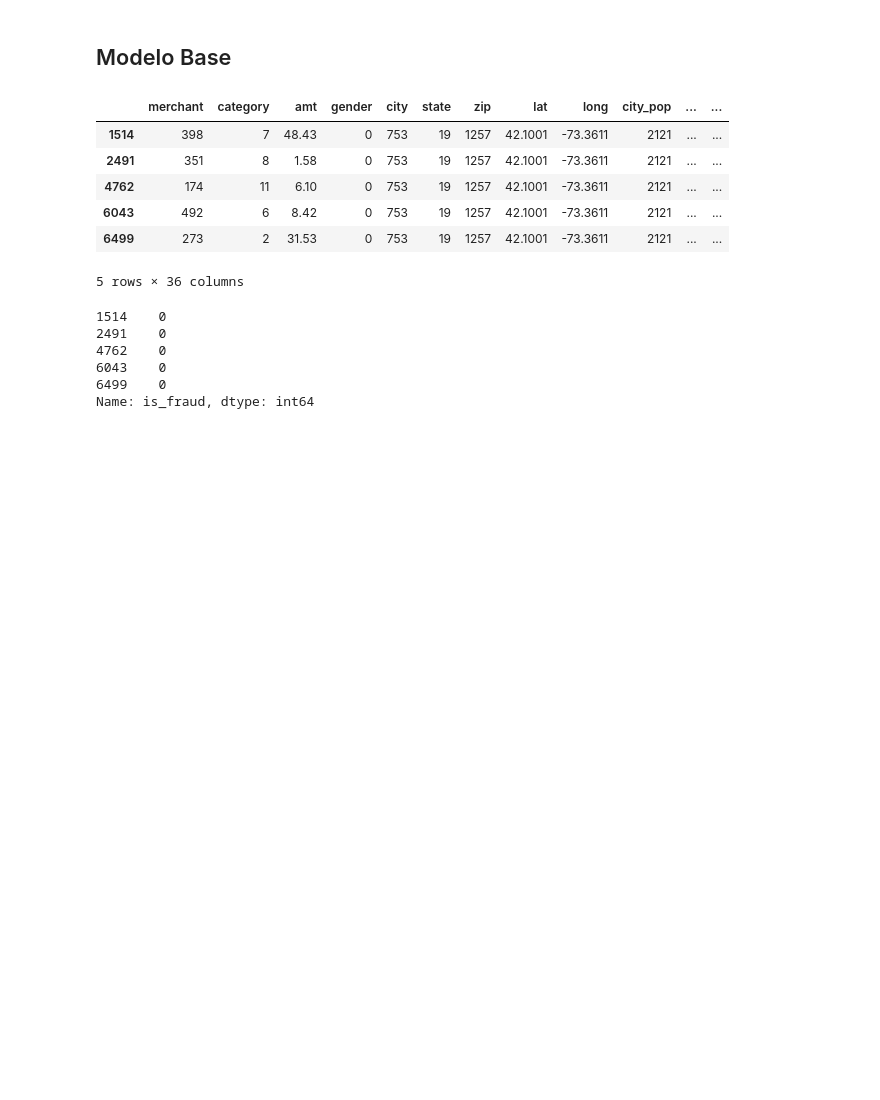
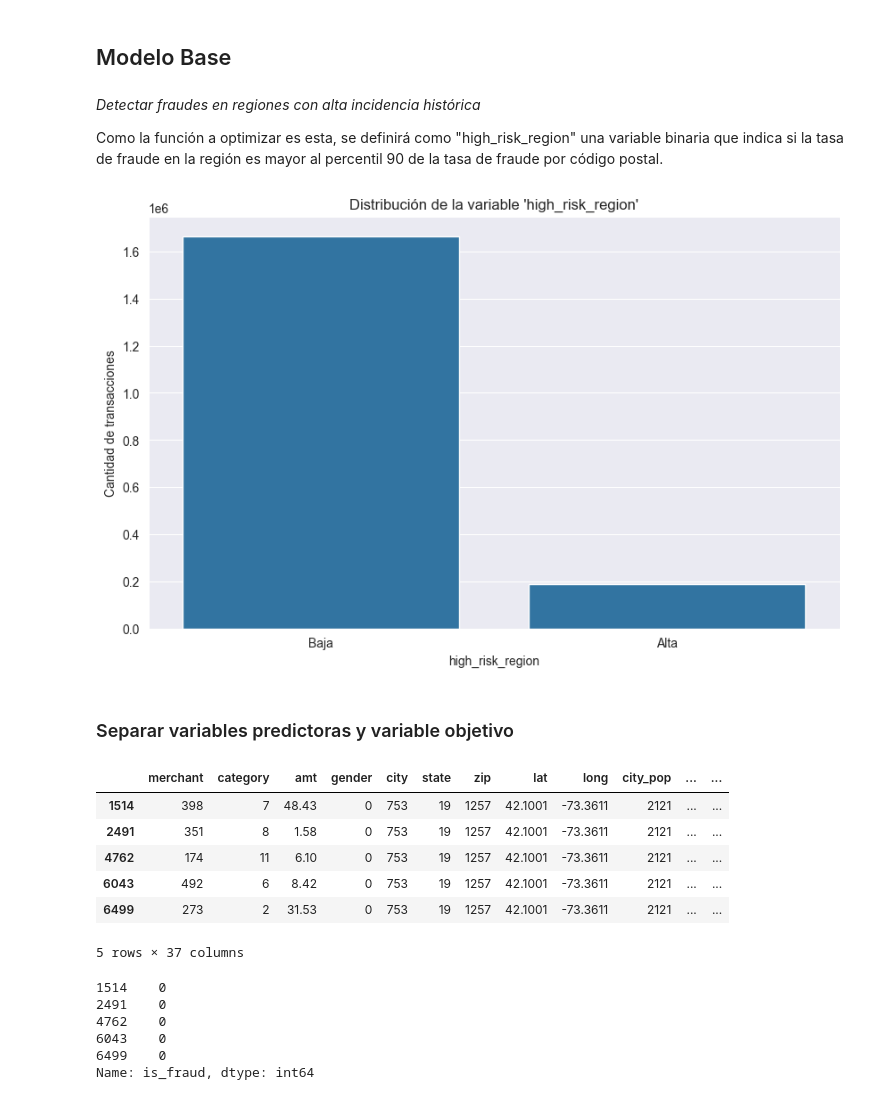
Before and after one commit to markalbrand56/SDS-Proyecto-1, a Jupyter notebook: main.ipynb, the cells around one changed output. Cells and saved outputs as stored; diff of their text form; code cells hidden in the pictures; blank space fills up the shorter version.

```diff
--- a/main.ipynb
+++ b/main.ipynb
@@ -78,6 +77,25 @@ for col in categorical_cols:
     dataset[col] = label_encoder.fit_transform(dataset[col])
 # %%
 dataset["first_time_at_merchant"] = dataset["first_time_at_merchant"].astype(int)  # Booleano -> int
+# %% [markdown]
+*Detectar fraudes en regiones con alta incidencia histórica*
+
+Como la función a optimizar es esta, se definirá como "high_risk_region" una variable binaria que indica si la tasa de fraude en la región es mayor al percentil 90 de la tasa de fraude por código postal.
+# %%
+threshold = dataset["fraud_rate_by_zip"].quantile(0.90)
+dataset["high_risk_region"] = (dataset["fraud_rate_by_zip"] >= threshold).astype(int)
+# %%
+plt.figure(figsize=(10, 6))
+sns.countplot(x="high_risk_region", data=dataset)
+plt.title("Distribución de la variable 'high_risk_region'")
+plt.xlabel("high_risk_region")
+plt.ylabel("Cantidad de transacciones")
+plt.xticks([0, 1], ["Baja", "Alta"])
+plt.show()
+# %% [output]
+[figure, added]
+# %% [markdown]
+### Separar variables predictoras y variable objetivo
 # %%
 X = dataset.drop(columns=["is_fraud"])
 y = dataset["is_fraud"]
@@ -90,7 +108,7 @@ X.head()
 | 4762 | 174 | 11 | 6.10 | 0 | 753 | 19 | 1257 | 42.1001 | -73.3611 | 2121 | ... | ... |
 | 6043 | 492 | 6 | 8.42 | 0 | 753 | 19 | 1257 | 42.1001 | -73.3611 | 2121 | ... | ... |
 | 6499 | 273 | 2 | 31.53 | 0 | 753 | 19 | 1257 | 42.1001 | -73.3611 | 2121 | ... | ... |
-5 rows × 36 columns
+5 rows × 37 columns
 # %%
 y.head()
 # %% [output]
```
Also changed, not shown: parts of 19 cells of this notebook, 2 other files.
